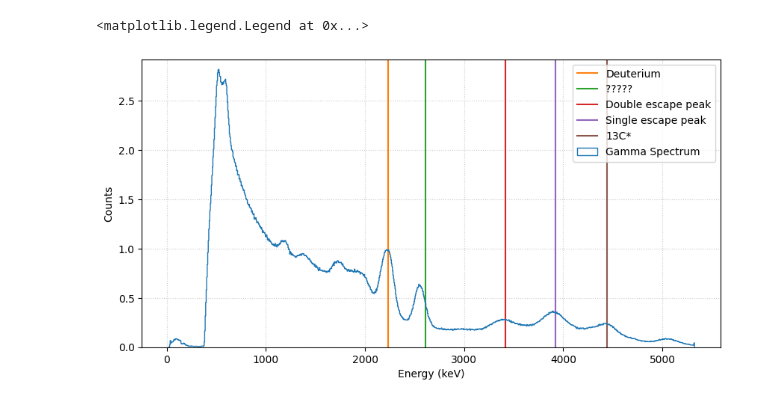
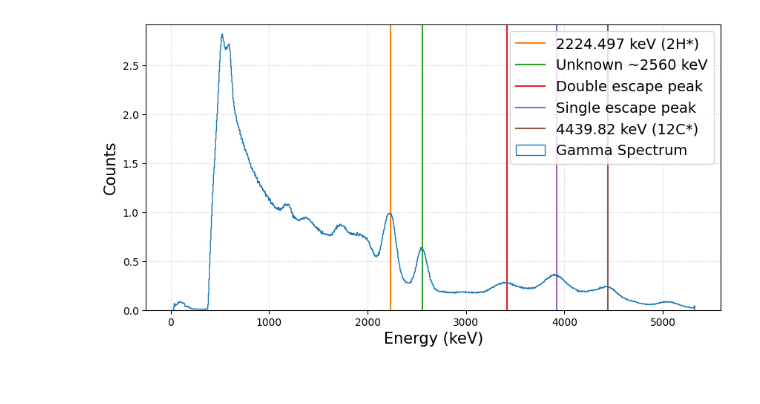
Before and after one commit to mkidson/Uni-Code, a Jupyter notebook: Honours/NP/Lab_2/xAmBe/AmBe.ipynb, the cells around one changed output. Cells and saved outputs as stored; diff of their text form; code cells hidden in the pictures.

```diff
--- a/Honours/NP/Lab_2/xAmBe/AmBe.ipynb
+++ b/Honours/NP/Lab_2/xAmBe/AmBe.ipynb
@@ -18,20 +19,20 @@ calibrationVals = [0.19255936, -2.35811083]
 channels_calib = (channels - calibrationVals[1]) / calibrationVals[0]
 # %%
 plt.figure(figsize=(10,5))
-plt.xlabel('Energy (keV)')
-plt.ylabel('Counts')
+plt.xlabel('Energy (keV)', fontsize=15)
+plt.ylabel('Counts', fontsize=15)
 plt.grid(color='#CCCCCC', linestyle=':')
 
-plt.axvline(2230, color='C1', label='Deuterium', lw=1.5)
-plt.axvline(2610, color='C2', label='?????', lw=1.5)
+plt.axvline(2230, color='C1', label='2224.497 keV (2H*)', lw=1.5)
+plt.axvline(2559, color='C2', label='Unknown ~2560 keV', lw=1.5)
 plt.axvline(3420, color='C3', label='Double escape peak', lw=1.5)
 plt.axvline(3920, color='C4', label='Single escape peak', lw=1.5)
-plt.axvline(4440, color='C5', label='13C*', lw=1.5)
+plt.axvline(4440, color='C5', label='4439.82 keV (12C*)', lw=1.5)
 
 
 plt.hist(channels_calib, bins=channels_calib, weights=ambe_counts, histtype='step', label='Gamma Spectrum')
 
-plt.legend(loc='upper right')
+plt.legend(loc='upper right', fontsize=14)
+plt.savefig('../Report/Plots/ambe.pdf')
 # %% [output]
-<matplotlib.legend.Legend at 0x...>
-[figure, old version]
+[figure, new version]
```
Also changed, not shown: parts of 2 cells of this notebook, 17 other files.
